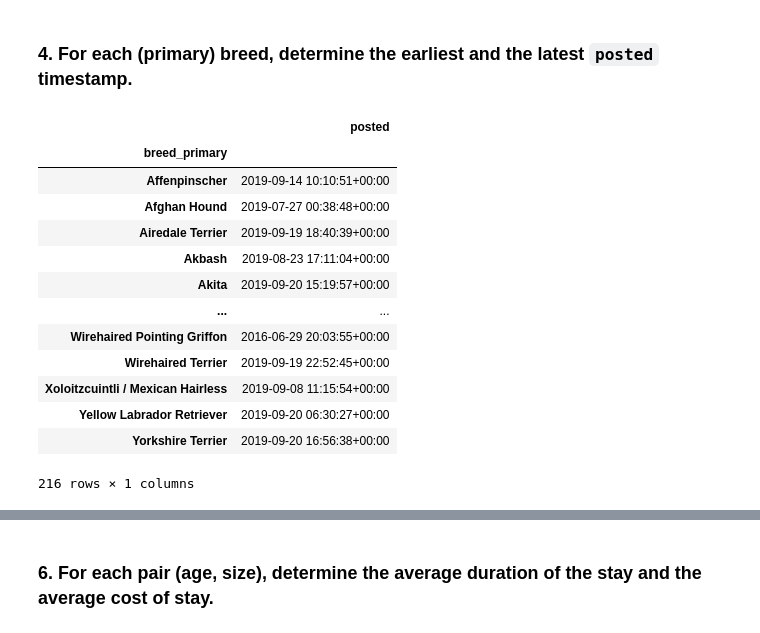
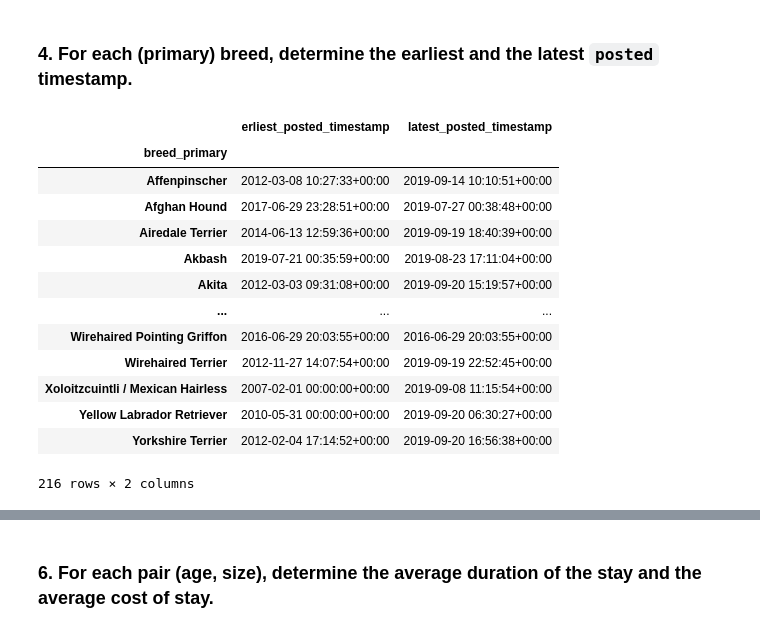
Before and after one commit to CoroTheBoss/CS-project, a Jupyter notebook: notebook.ipynb, the cells around one changed output, grey strips where cells are left out. Saved outputs shown, nothing was run; the diff lists cells and outputs as text; code cells hidden in the pictures.

```diff
--- a/notebook.ipynb
+++ b/notebook.ipynb
@@ -195,22 +122,23 @@ tabdf.head()
 # %% [markdown]
 ### 4. For each (primary) breed, determine the earliest and the latest `posted` timestamp.
 # %%
-dog['posted']=pd.to_datetime(dog['posted'])
+dog.posted = pd.to_datetime(dog.posted)
+time_tab = dog.groupby('breed_primary')[['posted']].min()
+time_tab['postedmin'] = dog.groupby('breed_primary')[['posted']].max()
+time_tab.columns = ['erliest_posted_timestamp', 'latest_posted_timestamp']
+time_tab
+# %% [output]
+|  | erliest_posted_timestamp | latest_posted_timestamp |
+| breed_primary |  |  |
+| Affenpinscher | 2012-03-08 10:27:33+00:00 | 2019-09-14 10:10:51+00:00 |
+| Afghan Hound | 2017-06-29 23:28:51+00:00 | 2019-07-27 00:38:48+00:00 |
+| Airedale Terrier | 2014-06-13 12:59:36+00:00 | 2019-09-19 18:40:39+00:00 |
+| Akbash | 2019-07-21 00:35:59+00:00 | 2019-08-23 17:11:04+00:00 |
+| Akita | 2012-03-03 09:31:08+00:00 | 2019-09-20 15:19:57+00:00 |
+| ... | ... | ... |
+| Wirehaired Pointing Griffon | 2016-06-29 20:03:55+00:00 | 2016-06-29 20:03:55+00:00 |
+| Wirehaired Terrier | 2012-11-27 14:07:54+00:00 | 2019-09-19 22:52:45+00:00 |
+| Xoloitzcuintli / Mexican Hairless | 2007-02-01 00:00:00+00:00 | 2019-09-08 11:15:54+00:00 |
+| Yellow Labrador Retriever | 2010-05-31 00:00:00+00:00 | 2019-09-20 06:30:27+00:00 |
+| Yorkshire Terrier | 2012-02-04 17:14:52+00:00 | 2019-09-20 16:56:38+00:00 |
+216 rows × 2 columns
-# %%
-time=dog.groupby('breed_primary')[['posted']].max()
-time
-# %% [output]
-|  | posted |
-| breed_primary |  |
-| Affenpinscher | 2019-09-14 10:10:51+00:00 |
-| Afghan Hound | 2019-07-27 00:38:48+00:00 |
-| Airedale Terrier | 2019-09-19 18:40:39+00:00 |
-| Akbash | 2019-08-23 17:11:04+00:00 |
-| Akita | 2019-09-20 15:19:57+00:00 |
-| ... | ... |
-| Wirehaired Pointing Griffon | 2016-06-29 20:03:55+00:00 |
-| Wirehaired Terrier | 2019-09-19 22:52:45+00:00 |
-| Xoloitzcuintli / Mexican Hairless | 2019-09-08 11:15:54+00:00 |
-| Yellow Labrador Retriever | 2019-09-20 06:30:27+00:00 |
-| Yorkshire Terrier | 2019-09-20 16:56:38+00:00 |
-216 rows × 1 columns
```
Also changed, not shown: parts of 36 cells of this notebook.
